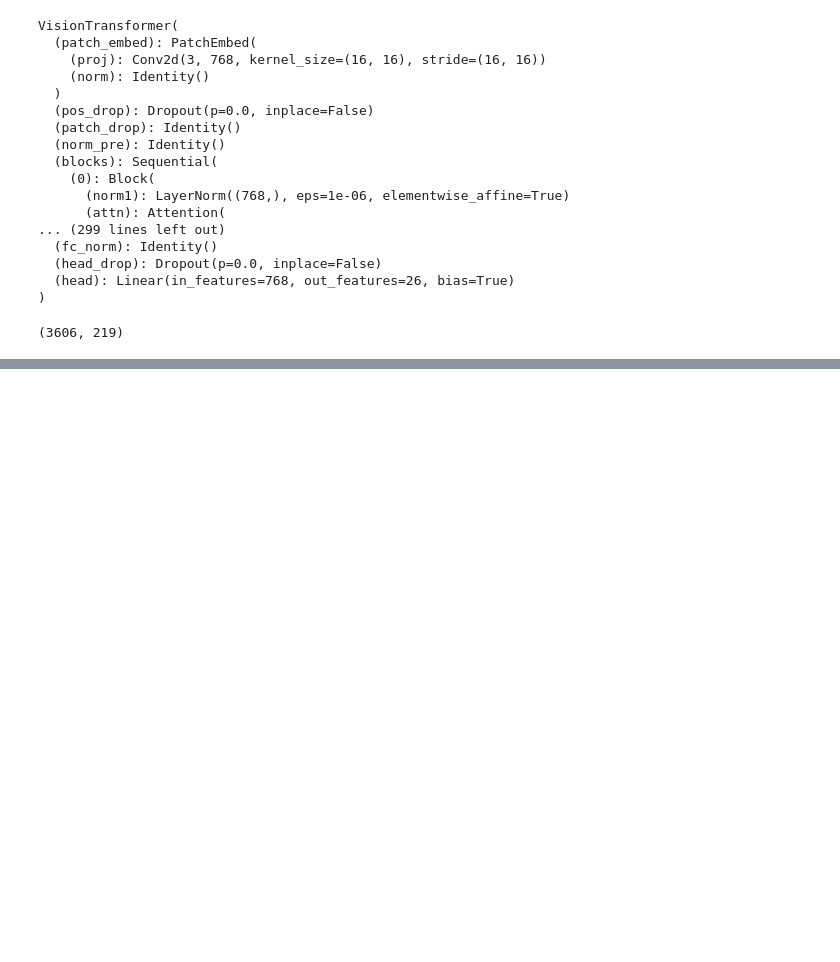
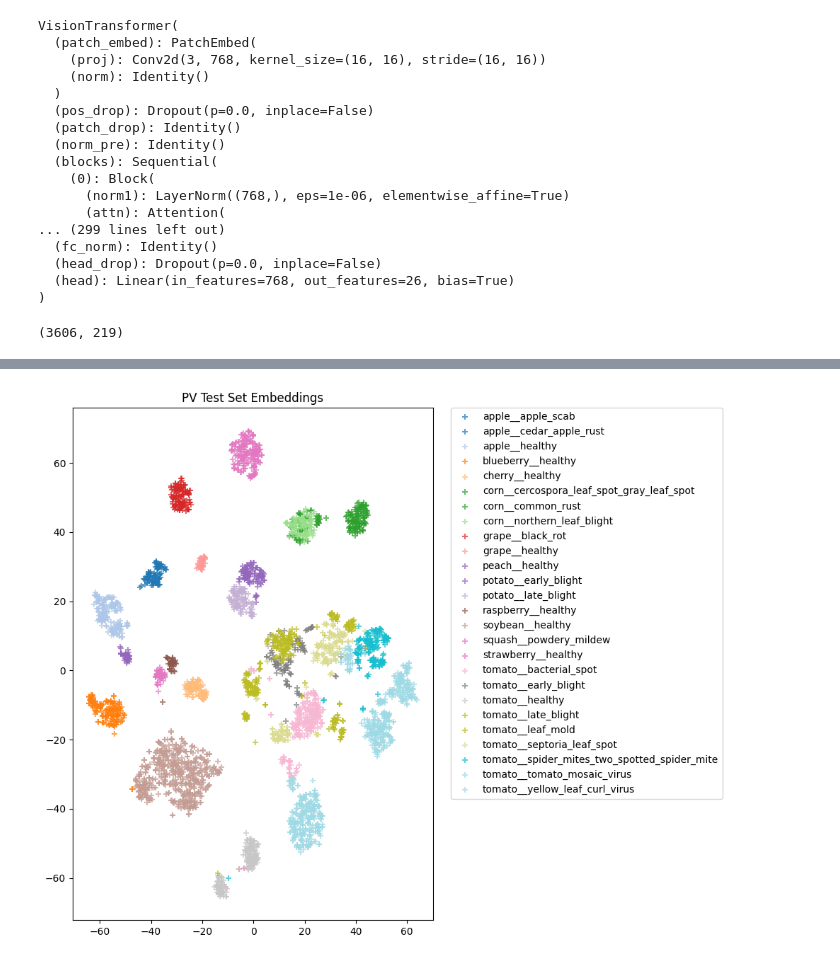
Before and after one commit to Jenpoer/plant-disease-detection, a Jupyter notebook: src/jupyter_notebooks/embeddings_eda.ipynb, the cells around one changed output, grey strips where cells are left out. Cells and saved outputs as stored; diff of their text form; code cells hidden in the pictures; blank space fills up the shorter version.

```diff
--- a/src/jupyter_notebooks/embeddings_eda.ipynb
+++ b/src/jupyter_notebooks/embeddings_eda.ipynb
@@ -170,0 +239,4 @@ plot_embeddings(plantdoc_2d, plantdoc_labels, "PlantDoc Test Set Embeddings", ma
+# %%
+plot_embeddings(pv_2d, pv_labels, "PV Test Set Embeddings", marker="+")
+# %% [output]
+[figure, added]
```
Also changed, not shown: parts of 13 cells of this notebook.
